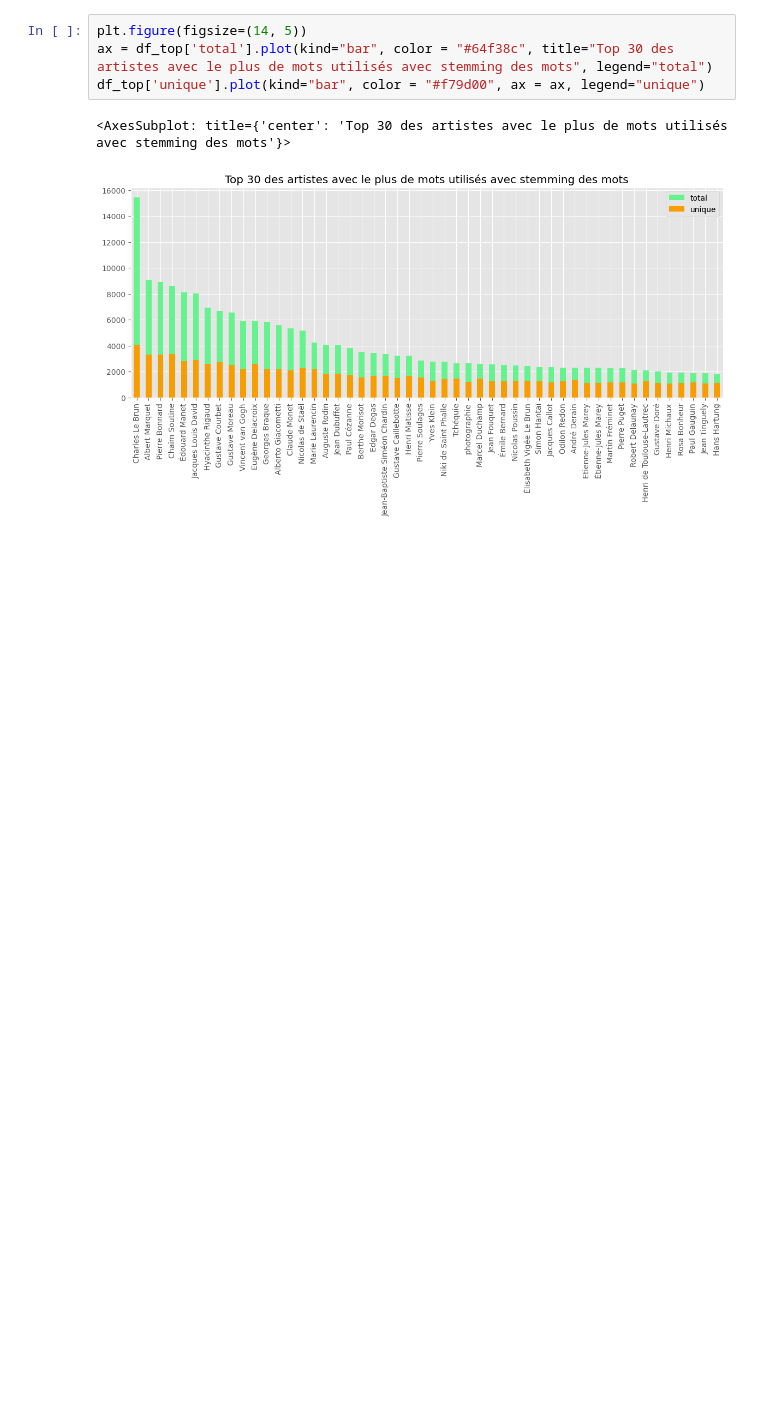
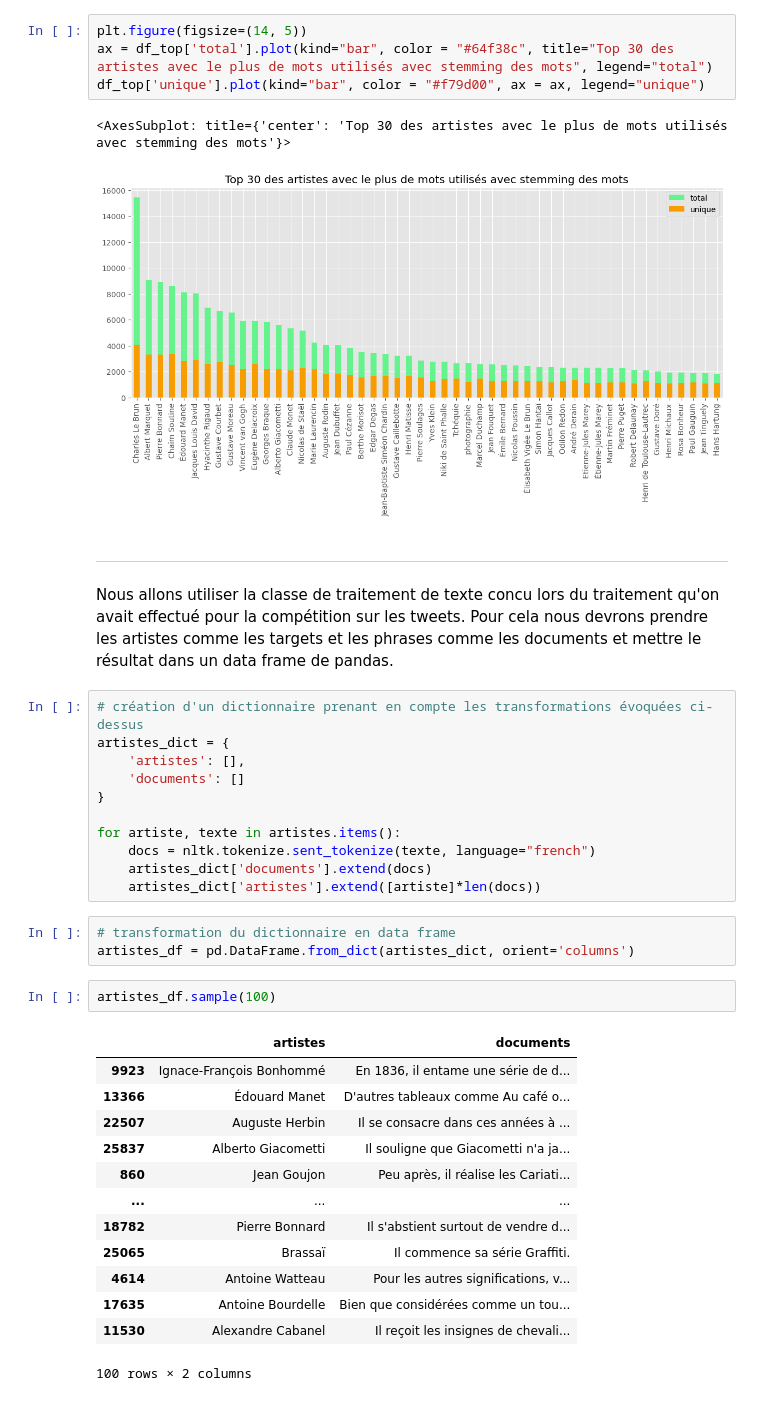
Before and after one commit to Oumar199/nlp_programs_exercises, a Jupyter notebook: open_classroom1_Recuperation_exploration_corpus.ipynb, the cells around one changed output. Cells and saved outputs as stored; diff of their text form; blank space fills up the shorter version.

Commit message:
modification du notebook sur les artistes

```diff
--- a/open_classroom1_Recuperation_exploration_corpus.ipynb
+++ b/open_classroom1_Recuperation_exploration_corpus.ipynb
@@ -394,3 +394,37 @@ df_top['unique'].plot(kind="bar", color = "#f79d00", ax = ax, legend="unique")
 # %% [output]
 <AxesSubplot: title={'center': 'Top 30 des artistes avec le plus de mots utilisés avec stemming des mots'}>
 [figure]
+# %% [markdown]
+-----------------------------------
+# %% [markdown]
+Nous allons utiliser la classe de traitement de texte concu lors du traitement qu'on avait effectué pour la compétition sur les tweets. Pour cela nous devrons prendre les artistes comme les targets et les phrases comme les documents et mettre le résultat dans un data frame de pandas.
+# %%
+# création d'un dictionnaire prenant en compte les transformations évoquées ci-dessus
+artistes_dict = {
+    'artistes': [],
+    'documents': []
+}
+
+for artiste, texte in artistes.items():
+    docs = nltk.tokenize.sent_tokenize(texte, language="french")
+    artistes_dict['documents'].extend(docs)
+    artistes_dict['artistes'].extend([artiste]*len(docs))
+# %%
+# transformation du dictionnaire en data frame
+artistes_df = pd.DataFrame.from_dict(artistes_dict, orient='columns')
+# %%
+artistes_df.sample(100)
+# %% [output]
+|  | artistes | documents |
+| 9923 | Ignace-François Bonhommé | En 1836, il entame une série de d... |
+| 13366 | Édouard Manet | D'autres tableaux comme Au café o... |
+| 22507 | Auguste Herbin | Il se consacre dans ces années à ... |
+| 25837 | Alberto Giacometti | Il souligne que Giacometti n'a ja... |
+| 860 | Jean Goujon | Peu après, il réalise les Cariati... |
+| ... | ... | ... |
+| 18782 | Pierre Bonnard | Il s'abstient surtout de vendre d... |
+| 25065 | Brassaï | Il commence sa série Graffiti. |
+| 4614 | Antoine Watteau | Pour les autres significations, v... |
+| 17635 | Antoine Bourdelle | Bien que considérées comme un tou... |
+| 11530 | Alexandre Cabanel | Il reçoit les insignes de chevali... |
+100 rows × 2 columns
```
